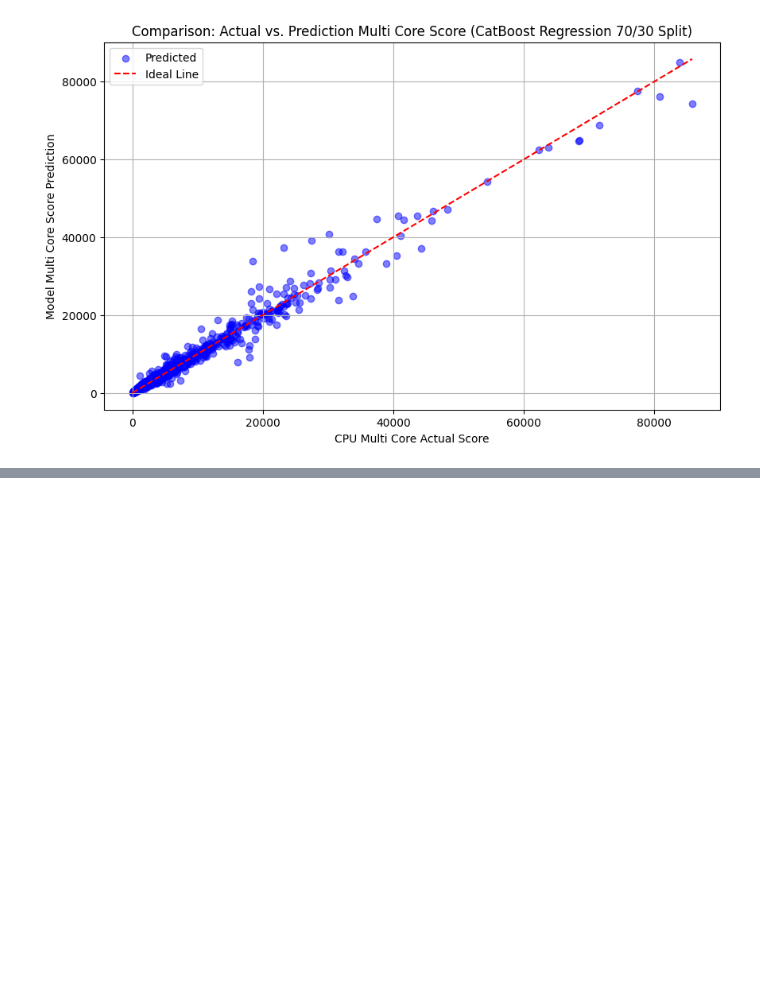
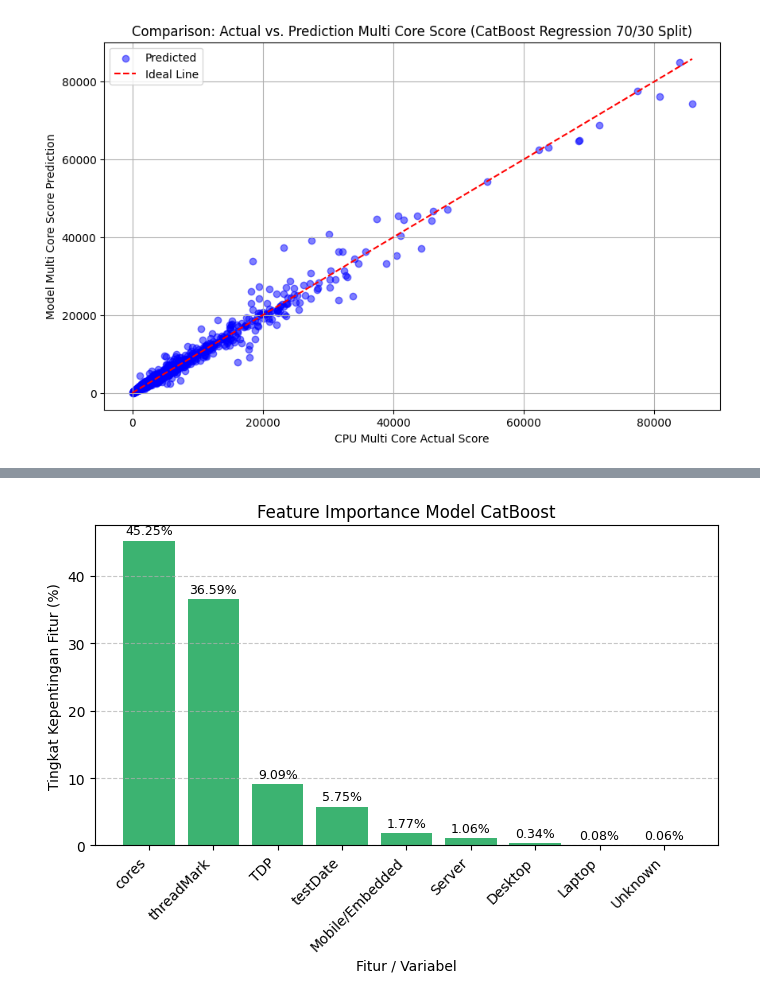
Before and after one commit to Payama01/cpu-multicore-scoring-ml, a Jupyter notebook: notebooks/02_modeling.ipynb, the cells around one changed output, grey strips where cells are left out. Drawn from its saved outputs; the diff is of its cells as text; code cells hidden in the pictures; blank space fills up the shorter version.

```diff
--- a/notebooks/02_modeling.ipynb
+++ b/notebooks/02_modeling.ipynb
@@ -146,0 +219,25 @@ plt.show()
+# %%
+feature_importance = reg_catboost.get_feature_importance()
+
+feature_names = X_train.columns
+
+fi_df = pd.DataFrame({'Feature': feature_names, 'Importance': feature_importance})
+fi_df = fi_df.sort_values(by='Importance', ascending=False)
+
+plt.figure(figsize=(7, 5))
+plt.bar(fi_df['Feature'], fi_df['Importance'], color='mediumseagreen')
+
+plt.xlabel('Fitur / Variabel')
+plt.ylabel('Tingkat Kepentingan Fitur (%)')
+plt.title('Feature Importance Model CatBoost')
+plt.grid(axis='y', linestyle='--', alpha=0.7)
+
+plt.xticks(rotation=45, ha='right')
+
+for index, value in enumerate(fi_df['Importance']):
+    plt.text(index, value + 0.5, f'{value:.2f}%', ha='center', va='bottom', fontsize=9)
+
+plt.tight_layout()
+plt.show()
+# %% [output]
+[figure, added]
```
Also changed, not shown: parts of 33 cells of this notebook, 1 other file.
